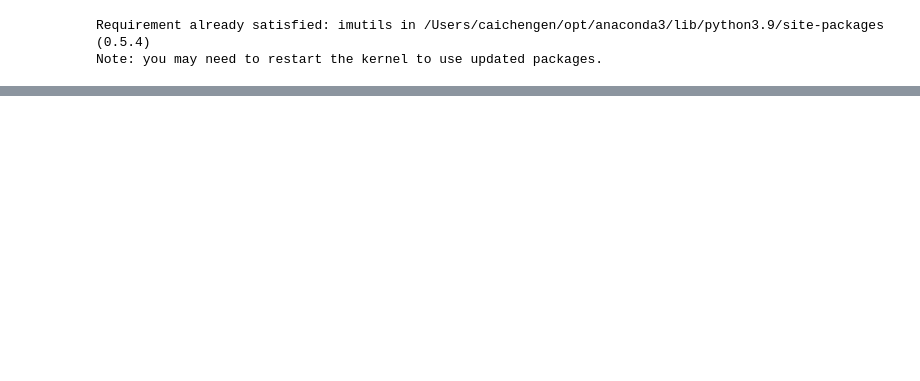
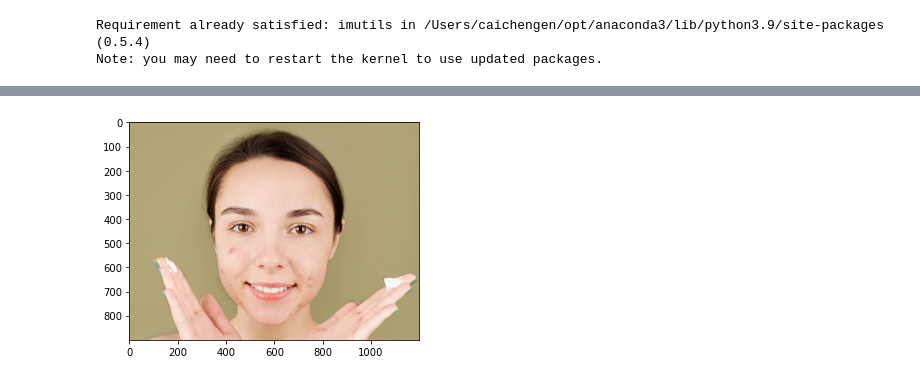
Before and after one commit to mmry310531/FinalCV, a Jupyter notebook: FaceDetection.ipynb, the cells around one changed output, grey strips where cells are left out. Cells and saved outputs as stored; diff of their text form; code cells hidden in the pictures; blank space fills up the shorter version.

```diff
--- a/FaceDetection.ipynb
+++ b/FaceDetection.ipynb
@@ -146,0 +265,8 @@ black
+# %%
+img = cv2.imread('data/acne_face.jpeg')
+face = cv2.imread('data/acne_face.jpeg')
+img = cv2.bitwise_and(img, face)
+# %%
+showImage(img)
+# %% [output]
+[figure, added]
```
Also changed, not shown: parts of 8 cells of this notebook, 2 other files.
